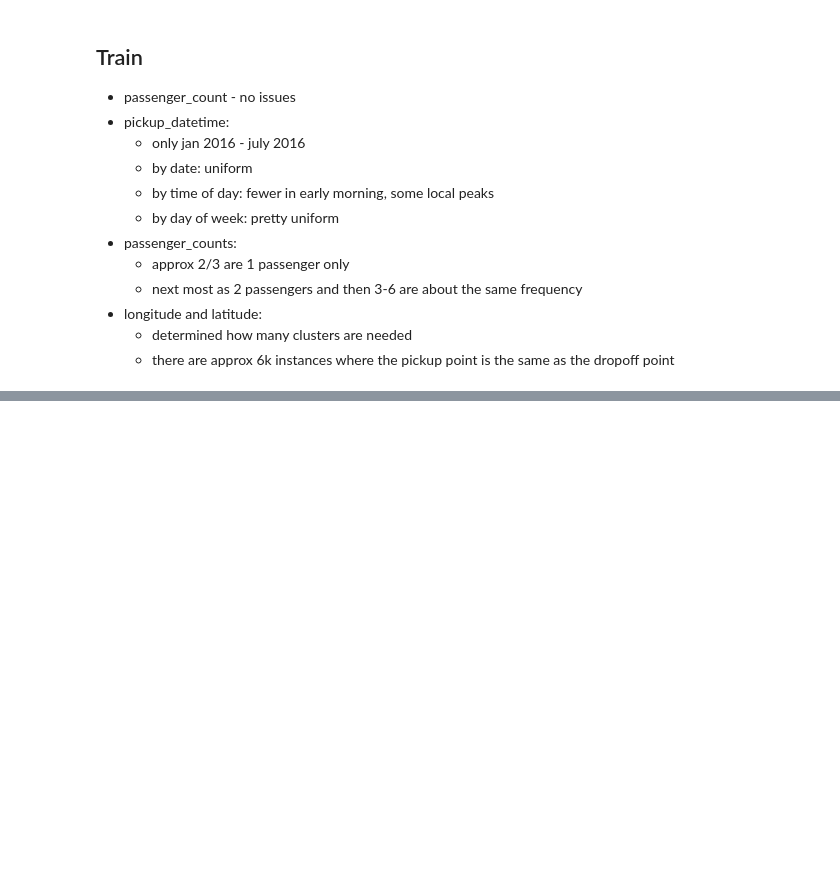
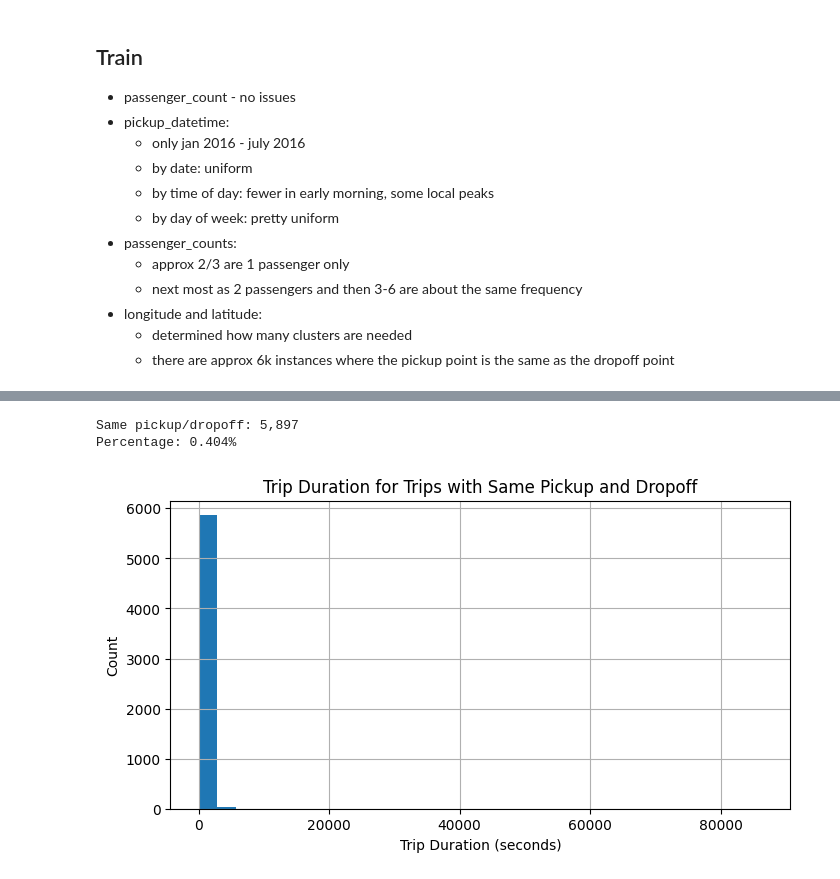
Before and after one commit to claricemottet/kaggle_NYC_taxi_times, a Jupyter notebook: exploratory_notebooks/data_exploration.ipynb, the cells around one changed output, grey strips where cells are left out. Cells and saved outputs as stored; diff of their text form; code cells hidden in the pictures; blank space fills up the shorter version.

```diff
--- a/exploratory_notebooks/data_exploration.ipynb
+++ b/exploratory_notebooks/data_exploration.ipynb
@@ -302,0 +526,29 @@ df_train.describe()
+# %%
+same_location = (
+    (df_train["pickup_longitude"] == df_train["dropoff_longitude"]) &
+    (df_train["pickup_latitude"] == df_train["dropoff_latitude"])
+)
+
+print(f"Same pickup/dropoff: {same_location.sum():,}")
+print(f"Percentage: {same_location.mean() * 100:.3f}%")
+
+df_train.loc[
+    same_location,
+    "trip_duration"
+].describe()
+
+
+plt.figure(figsize=(8,4))
+
+df_train.loc[same_location, "trip_duration"].hist(bins=30)
+# df_train.loc[same_location, "log_trip_duration"].hist(bins=30)
+
+plt.xlabel("Trip Duration (seconds)")
+plt.ylabel("Count")
+plt.title("Trip Duration for Trips with Same Pickup and Dropoff")
+
+plt.show()
+# %% [output]
+Same pickup/dropoff: 5,897
+Percentage: 0.404%
+[figure, added]
```
Also changed, not shown: parts of 14 cells of this notebook, 1 other file.
